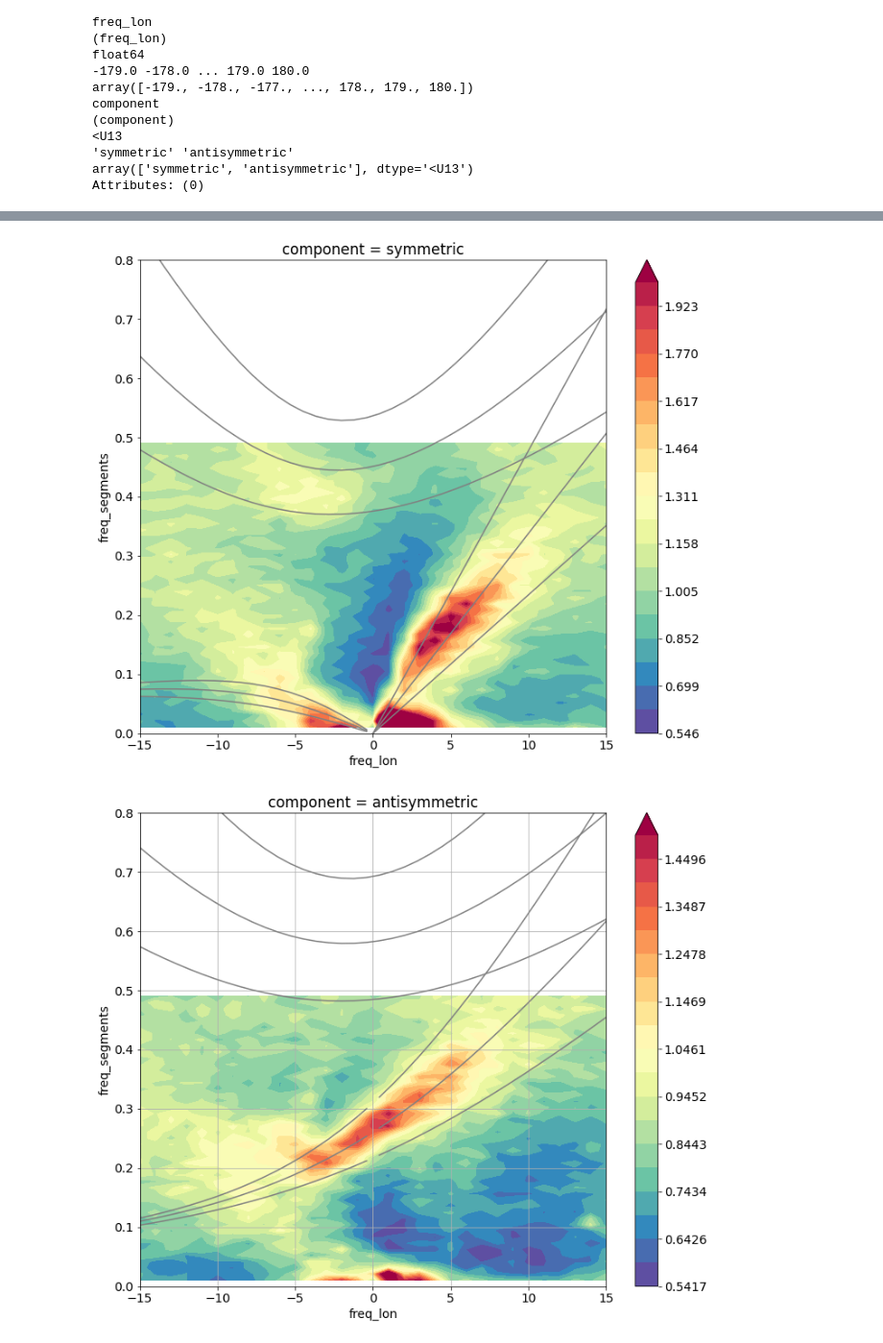
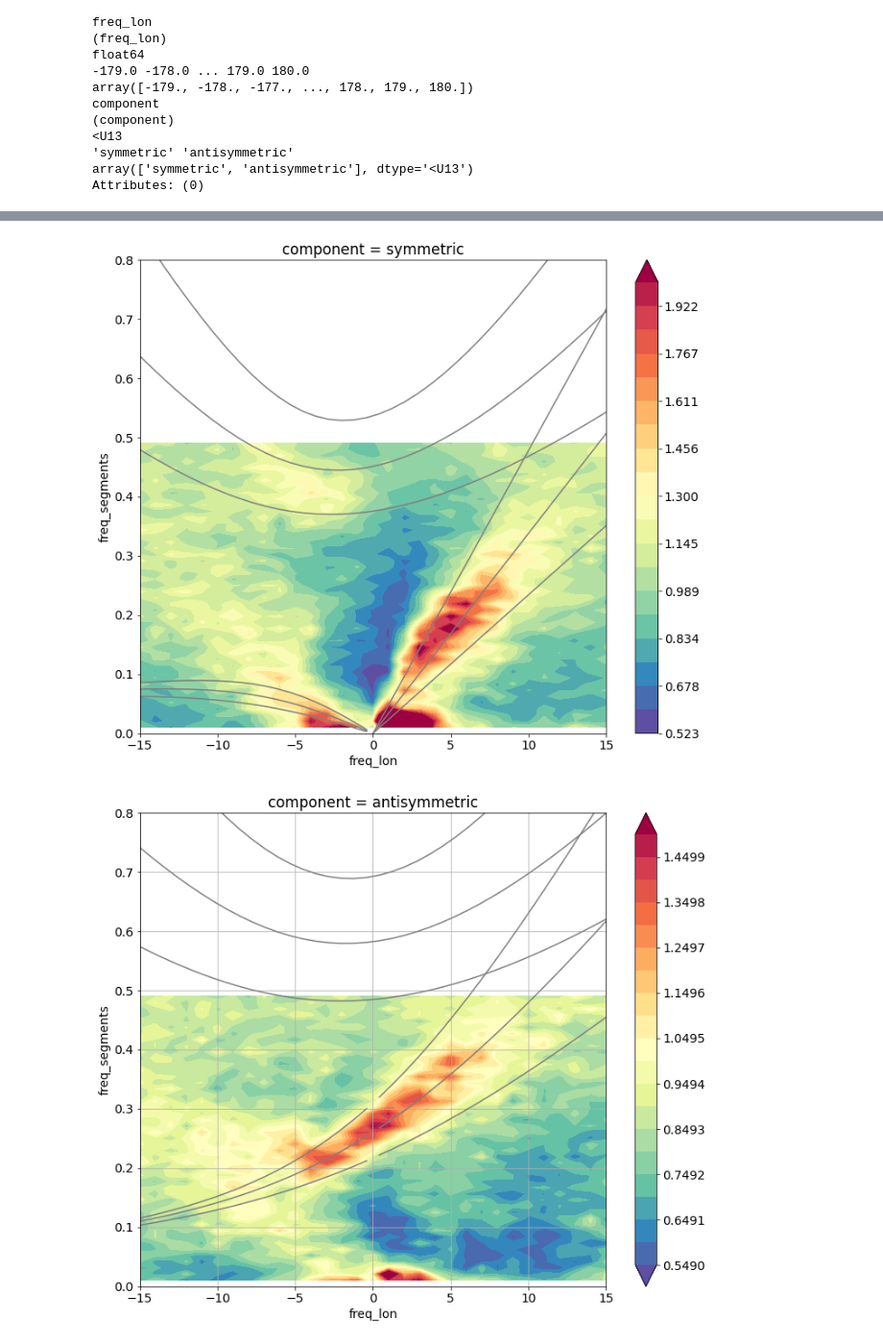
Before and after one commit to durandy86/TOWEL, a Jupyter notebook: TF/ANOMALY/TF_ANOMALY_2D_OLR_DAILYDATA.ipynb, the cells around one changed output, grey strips where cells are left out. Shown at 96% size. Drawn from its saved outputs; the diff is of its cells as text; code cells hidden in the pictures.

```diff
--- a/TF/ANOMALY/TF_ANOMALY_2D_OLR_DAILYDATA.ipynb
+++ b/TF/ANOMALY/TF_ANOMALY_2D_OLR_DAILYDATA.ipynb
@@ -292,10 +295,11 @@ spd = 1
 # %%
 year = np.arange(2004,2007)
 
-filenames = np.arange(1979,2021)
+filenames = np.arange(2000,2021)
 datasets = []
 for f in filenames:
     ds = xr.open_mfdataset(indir_data + 'anom_OLR_daily_brut_'+str(f)+'*.nc', chunks={'lat': 1})
+    ds = ds.sel(lat = slice(-15.1,15.1))
     datasets.append(ds)
 ds = xr.concat(datasets, dim='time', coords='minimal', compat='override')
 # ds['time'] = pd.date_range(start="2014", end="2019-12-31 22:00:00", freq='3H')
@@ -522,7 +528,7 @@ nspec_asy['freq_segments'] = spd * nspec_asy['freq_segments']
     #
 # %%
 plt.figure()
-nspec_sym.plot.contourf(x='freq_lon', y = 'freq_segments', ylim = [-0,0.8], xlim =[-15,15], levels = 20, vmax=2,
+nspec_sym.plot.contourf(x='freq_lon', y = 'freq_segments', ylim = [-0,0.8], xlim =[-15,15], levels = 20, vmax=2, vmin = 0.523,
                        cmap='Spectral_r')
 plt.grid()
 for ii in range(3,6):
@@ -532,19 +538,19 @@ for ii in range(3,6):
 plt.grid()
 plt.show()
 # %% [output]
-[figure, old version]
+[figure, new version]
 # %%
 plt.figure()
-nspec_asy.plot.contourf(x='freq_lon', y = 'freq_segments', levels = 20,xlim =[-15,15], ylim = [-0,0.8], vmax= 1.5,
+nspec_asy.plot.contourf(x='freq_lon', y = 'freq_segments', levels = 20,xlim =[-15,15], ylim = [-0,0.8], vmax= 1.5, vmin = 0.5490,
                        cmap='Spectral_r')
 for ii in range(0,3):
     plt.plot(swk[ii, 0,:], swf[ii,0,:], color='grey')
     plt.plot(swk[ii, 1,:], swf[ii,1,:], color='grey')
     plt.plot(swk[ii, 2,:], swf[ii,2,:], color='grey')
 plt.grid()
 plt.show()
 # %% [output]
-[figure, old version]
+[figure, new version]
 # %%
 nspec_tot = nspec_sym + nspec_asy
 
```
Also changed, not shown: parts of 7 cells of this notebook, 6 other files.
